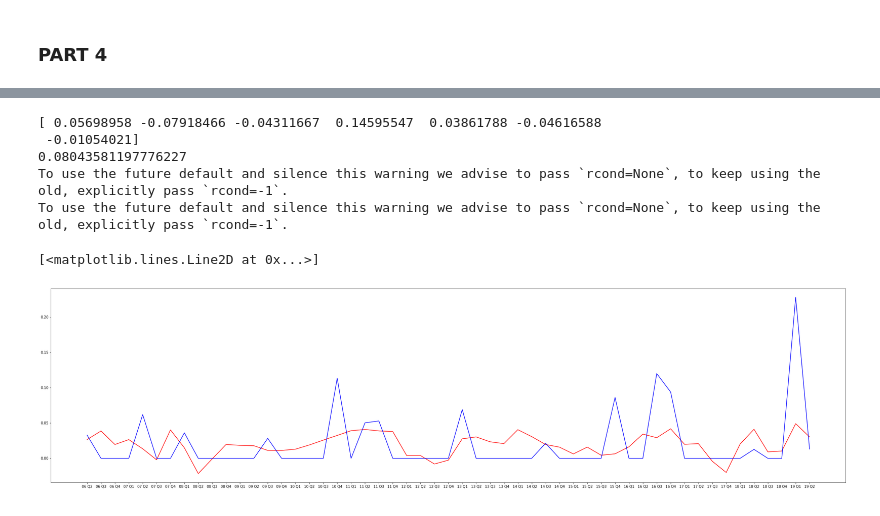
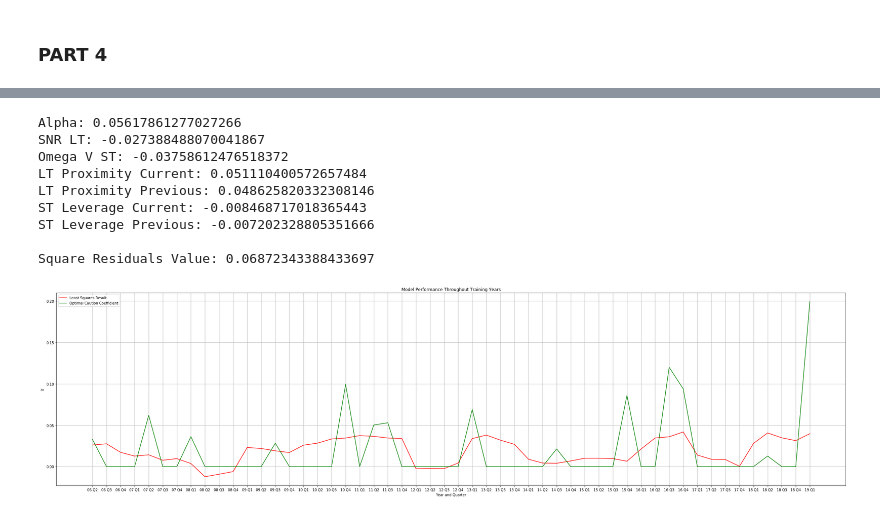
Before and after one commit to kwch3693/AMSC-Project-2, a Jupyter notebook: Project.ipynb, the cells around one changed output, grey strips where cells are left out. Cells and saved outputs as stored; diff of their text form; code cells hidden in the pictures.

```diff
--- a/Project.ipynb
+++ b/Project.ipynb
@@ -635,7 +655 @@ for rolling_index, (period_start, period_end) in enumerate(rolling_quarter_yearl
 ... (3 outputs left out)
-# %%
-portfolio, chi = allocations['2016 Q1'][0]
-period_returns = groupABC.returns['2016-04-01': '2017-3-31']
-mu = mu_si['2016 Q2']
-print(period_returns.head(), period_returns.apply(lambda x: mu + np.transpose(x - mu*np.ones(len(x))) @ portfolio, axis=1).apply(np.log1p).head(), mu)
-print(np.log1p(mu + np.transpose(np.array([.006369, .000918, -.0016, .004264, .00262, .009033, .008187, .008322, .010508]) - mu*np.ones(9)) @ portfolio))
@@ -694,30 +719,37 @@ plt.show()
 # %%
-A = np.zeros((53,7))
+A = np.zeros((52,7))
 
 for i in range(A.shape[0]):
-    A[i,:] = [1, -SNR_lt[i+1], -omega_v_lt[i+1], -lt_prx[i+1], -lt_prx[i], -st_lev[i+1], -st_lev[i]]
-    # I used these metrics since they seem to minimize residuals
+    A[i,:] = [1, -SNR_lt[i+1], -omega_v_st[i+1], -lt_prx[i+1], -lt_prx[i], -st_lev[i+1], -st_lev[i]]
 
-test = np.zeros((3,7))
+b = np.array(list(optimal_caution.values())[1:53])
 
-for i in range(54,56):
-    test[i-54,:] = [1, -SNR_lt[i+1], -omega_v_lt[i+1], -lt_prx[i+1], -lt_prx[i], -st_lev[i+1], -st_lev[i]]
+ls_results = np.linalg.lstsq(A,b, rcond=0)[0]
 
+vars = 'Alpha:SNR LT:Omega V ST:LT Proximity Current:LT Proximity Previous:ST Leverage Current:ST Leverage Previous'.split(':')
+for i in range(len(ls_results)):
+    print(f'{vars[i]}: {ls_results[i]}')
 
-b = np.array(list(optimal_caution.values())[1:54])
-
-ls_results = np.linalg.lstsq(A,b)[0]
-print(ls_results)
-print(np.sum(np.square(A@np.linalg.lstsq(A,b)[0] - b))) # Square residuals
-
-plt.figure(figsize=(40,10))
-plt.plot(rolling_quarter_index[1:54], A@ls_results, 'r')
-plt.plot(rolling_quarter_index[1:54], list(optimal_caution.values())[1:54], 'b')
+print('\nSquare Residuals Value:',np.sum(np.square(A@ls_results - b))) # Square residuals
 # %% [output]
-[ 0.05698958 -0.07918466 -0.04311667  0.14595547  0.03861788 -0.04616588
- -0.01054021]
-0.08043581197776227
-To use the future default and silence this warning we advise to pass `rcond=None`, to keep using the old, explicitly pass `rcond=-1`.
-To use the future default and silence this warning we advise to pass `rcond=None`, to keep using the old, explicitly pass `rcond=-1`.
+Alpha: 0.05617861277027266
+SNR LT: -0.027388488070041867
+Omega V ST: -0.03758612476518372
+LT Proximity Current: 0.051110400572657484
+LT Proximity Previous: 0.048625820332308146
+ST Leverage Current: -0.008468717018365443
+ST Leverage Previous: -0.007202328805351666
+
+Square Residuals Value: 0.06872343388433697
-[<matplotlib.lines.Line2D at 0x...>]
-[figure, removed]
+# %%
+plt.figure(figsize=(40,10))
+plt.plot(rolling_quarter_index[1:53], A@ls_results, 'r', label='Least Squares Result')
+plt.plot(rolling_quarter_index[1:53], list(optimal_caution.values())[1:53], 'g', label='Optimal Caution Coefficient')
+plt.ylabel('$\chi$')
+plt.xlabel('Year and Quarter')
+plt.title('Model Performance Throughout Training Years')
+plt.grid()
+plt.legend()
+plt.show()
+# %% [output]
+[figure, added]
```
Also changed, not shown: parts of 11 cells of this notebook.
